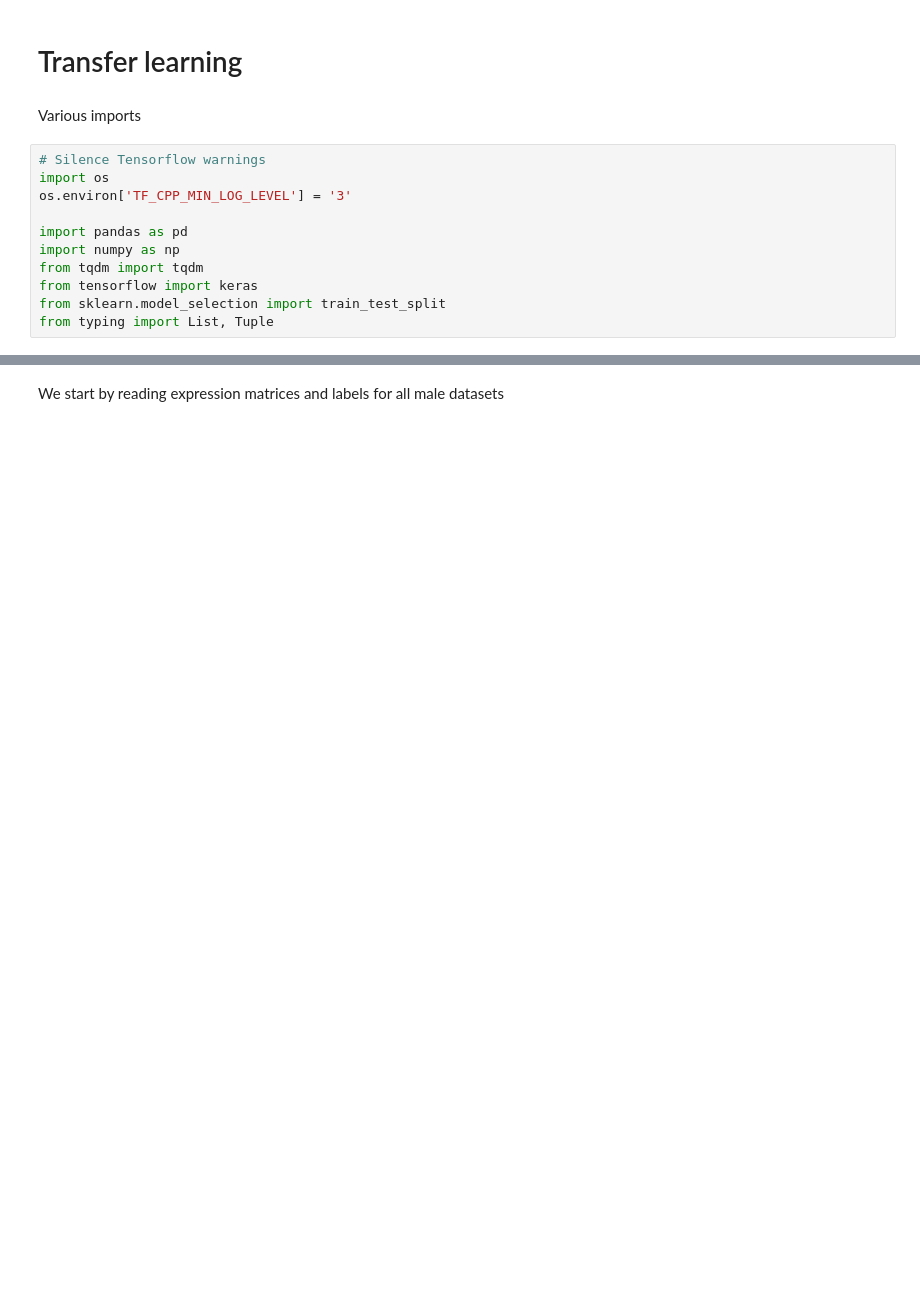
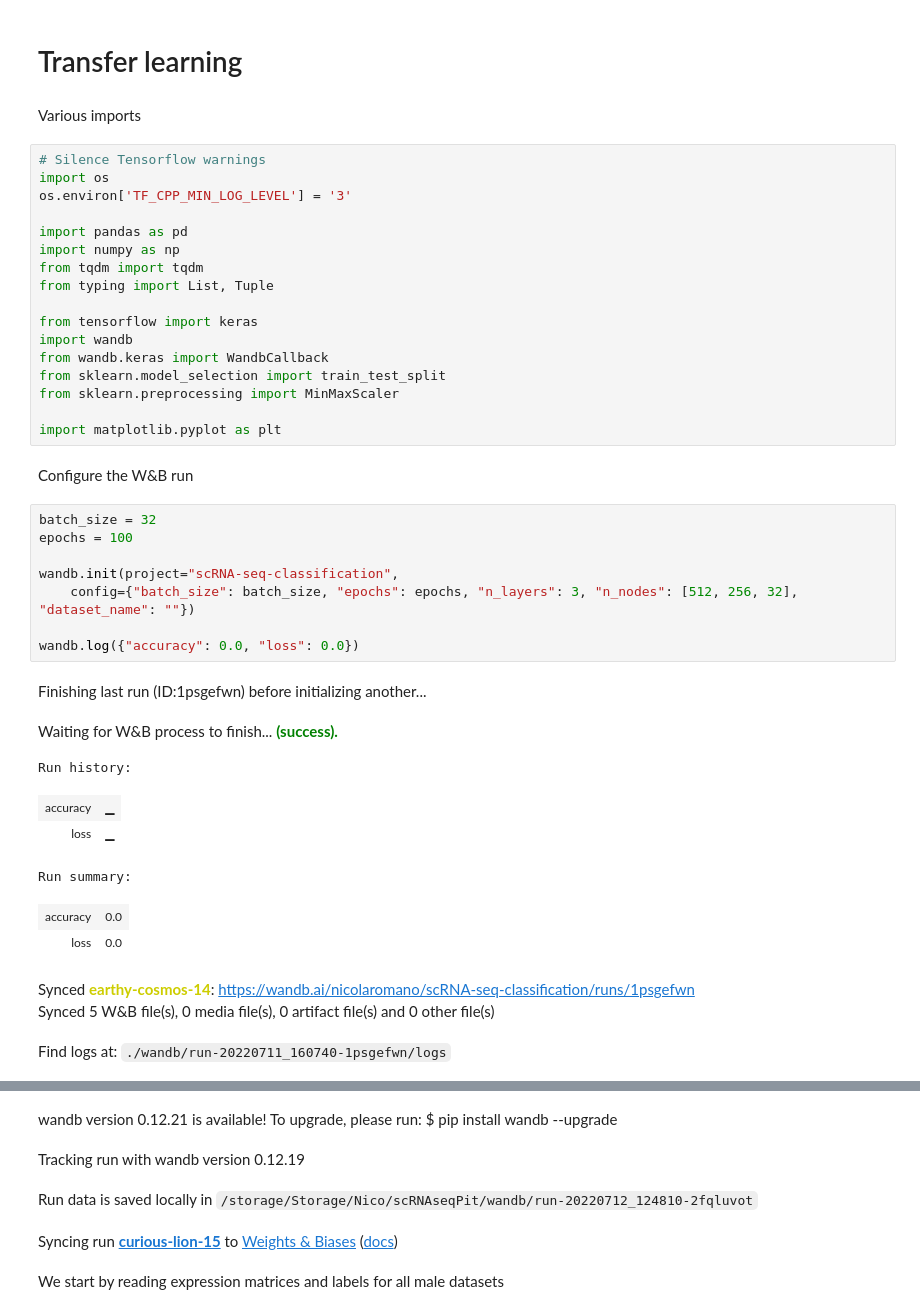
Before and after one commit to nicolaromano/corticotroph-heterogeneity, a Jupyter notebook: 08_transfer_learning.ipynb, the cells around one changed output, grey strips where cells are left out. Drawn from its saved outputs; the diff is of its cells as text; blank space fills up the shorter version.

```diff
--- a/08_transfer_learning.ipynb
+++ b/08_transfer_learning.ipynb
@@ -10,6 +10,34 @@ os.environ['TF_CPP_MIN_LOG_LEVEL'] = '3'
 import pandas as pd
 import numpy as np
 from tqdm import tqdm
+from typing import List, Tuple
+
 from tensorflow import keras
+import wandb
+from wandb.keras import WandbCallback
 from sklearn.model_selection import train_test_split
-from typing import List, Tuple
+from sklearn.preprocessing import MinMaxScaler
+
+import matplotlib.pyplot as plt
+# %% [markdown]
+Configure the W&B run
+# %%
+batch_size = 32
+epochs = 100
+
+wandb.init(project="scRNA-seq-classification",
+    config={"batch_size": batch_size, "epochs": epochs, "n_layers": 3, "n_nodes": [512, 256, 32], "dataset_name": ""})
+
+wandb.log({"accuracy": 0.0, "loss": 0.0})
+# %% [output]
+Finishing last run (ID:1psgefwn) before initializing another...
+Waiting for W&B process to finish... (success).
+Run history:
+| accuracy | ▁ |
+| loss | ▁ |
+Run summary:
+| accuracy | 0.0 |
+| loss | 0.0 |
+Synced earthy-cosmos-14: https://wandb.ai/nicolaromano/scRNA-seq-classification/runs/1psgefwn
+Synced 5 W&B file(s), 0 media file(s), 0 artifact file(s) and 0 other file(s)
+Find logs at: ./wandb/run-20220711_160740-1psgefwn/logs
@@ -16,3 +45,7 @@ from typing import List, Tuple
+wandb version 0.12.21 is available! To upgrade, please run: $ pip install wandb --upgrade
+Tracking run with wandb version 0.12.19
+Run data is saved locally in /storage/Storage/Nico/scRNAseqPit/wandb/run-20220712_124810-2fqluvot
+Syncing run curious-lion-15 to Weights & Biases (docs)
 # %% [markdown]
 We start by reading expression matrices and labels for all male datasets
 # %%
```
Also changed, not shown: parts of 13 cells of this notebook, 4 other files.
